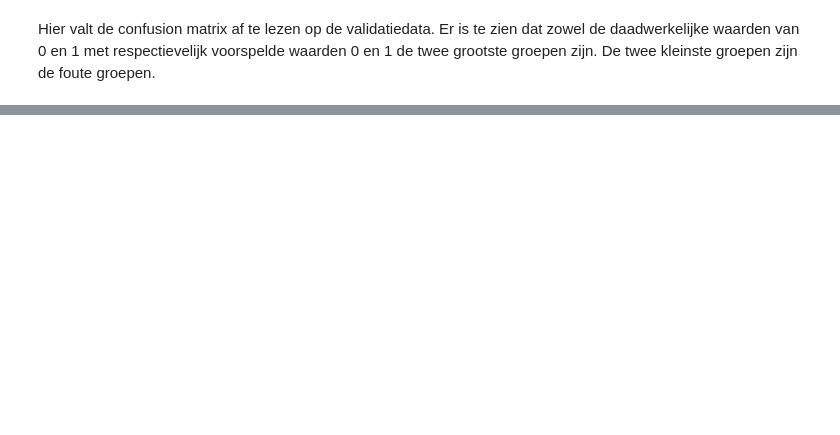
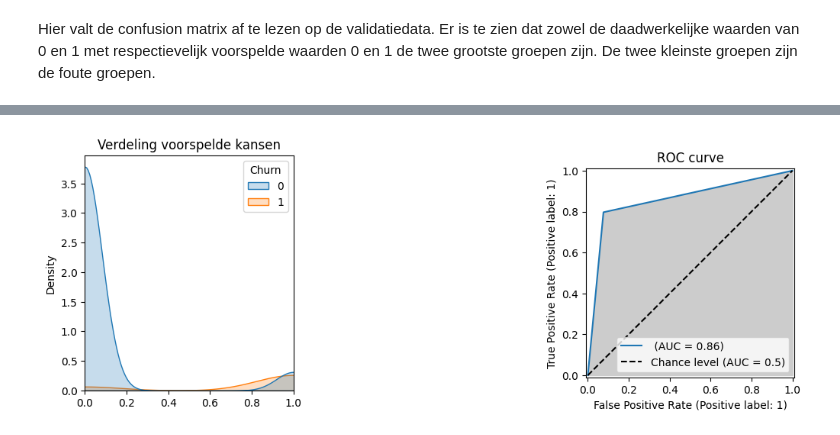
Before and after one commit to Timvc03/Sinusgroep-A31, a Jupyter notebook: GradientBoosting/Gradient Boosting.ipynb, the cells around one changed output, grey strips where cells are left out. Cells and saved outputs as stored; diff of their text form; code cells hidden in the pictures; blank space fills up the shorter version.

```diff
--- a/GradientBoosting/Gradient Boosting.ipynb
+++ b/GradientBoosting/Gradient Boosting.ipynb
@@ -150,0 +158,30 @@ df
+# %%
+# Verdeling van de voorspelde kansen.
+plt.figure(figsize = (12, 4))
+plt.subplot(1, 3, 1)
+sns.kdeplot(data = pd.DataFrame(Y_test), x = predicted[:], hue = 'Churn', fill = True)
+plt.xlim(0, 1)
+plt.title('Verdeling voorspelde kansen')
+
+# Zet een classification report om in een rij van een dataframe
+def make_row(cr):
+    return {
+        'Accuracy':  cr['accuracy'],
+        'Recall':    cr['1']['recall'],
+        'Precision': cr['1']['precision'],
+        'F1 Score':  cr['1']['f1-score']
+    }
+
+# ROC-curve
+ax = plt.subplot(1, 3, 3)
+roc = RocCurveDisplay.from_predictions(
+    Y_test,
+    predicted[:],
+    name = '',
+    plot_chance_level = True,
+    ax = ax)
+plt.fill_between(roc.fpr, roc.tpr, color = '0.8')
+plt.title('ROC curve')
+plt.show()
+# %% [output]
+[figure, added]
```
Also changed, not shown: parts of 6 cells of this notebook.
